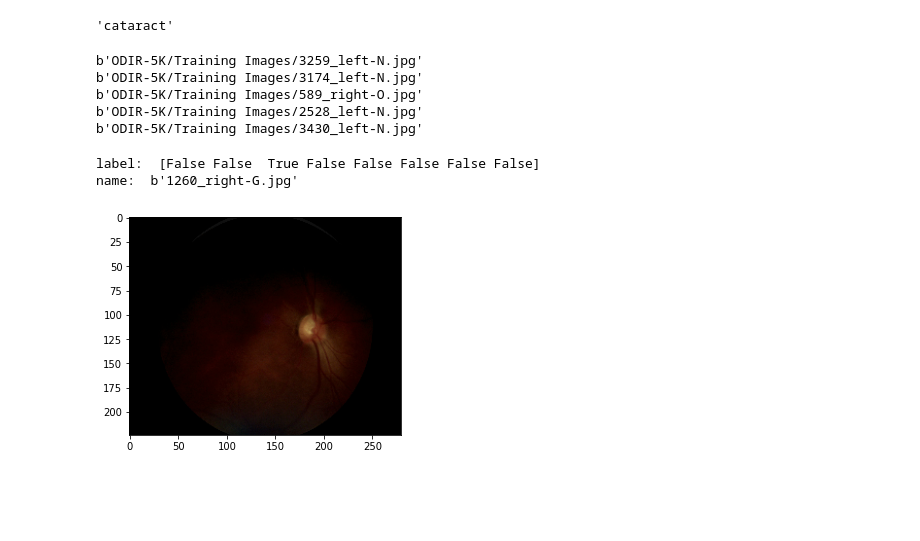
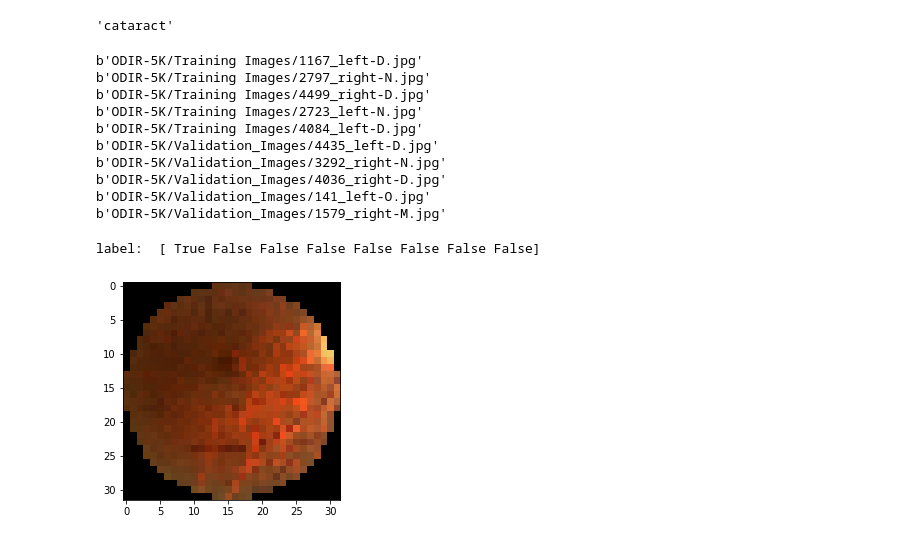
Before and after one commit to GrzegorzMeller/AlgorithmsForMassiveData, a Jupyter notebook: OCULAR_DISEASE_RECOGNITION.ipynb, the cells around one changed output. Drawn from its saved outputs; the diff is of its cells as text; code cells hidden in the pictures; blank space fills up the shorter version.

Commit message:
first neural network training

```diff
--- a/OCULAR_DISEASE_RECOGNITION.ipynb
+++ b/OCULAR_DISEASE_RECOGNITION.ipynb
@@ -14,11 +15,9 @@ import IPython.display as display
 import numpy as np
 import glob
 
-image_generator = tf.keras.preprocessing.image.ImageDataGenerator(rescale=1./255)
-
 BATCH_SIZE = 32
-IMG_HEIGHT = 224
-IMG_WIDTH = 280
+IMG_HEIGHT = 32
+IMG_WIDTH = 32
 CLASS_NAMES = ['N', 'D', 'G', 'C', 'A', 'H', 'M', 'O']
 
 training_images_file = 'ODIR-5K/Training Images'
@@ -89,17 +103,25 @@ train_ds = tf.data.Dataset.list_files("ODIR-5K/Training Images/*.jpg")
 # %%
 for f in train_ds.take(5):
   print(f.numpy())
+
+for f in test_ds.take(5):
+  print(f.numpy())
 # %% [output]
-b'ODIR-5K/Training Images/3259_left-N.jpg'
-b'ODIR-5K/Training Images/3174_left-N.jpg'
-b'ODIR-5K/Training Images/589_right-O.jpg'
-b'ODIR-5K/Training Images/2528_left-N.jpg'
-b'ODIR-5K/Training Images/3430_left-N.jpg'
+b'ODIR-5K/Training Images/1167_left-D.jpg'
+b'ODIR-5K/Training Images/2797_right-N.jpg'
+b'ODIR-5K/Training Images/4499_right-D.jpg'
+b'ODIR-5K/Training Images/2723_left-N.jpg'
+b'ODIR-5K/Training Images/4084_left-D.jpg'
+b'ODIR-5K/Validation_Images/4435_left-D.jpg'
+b'ODIR-5K/Validation_Images/3292_right-N.jpg'
+b'ODIR-5K/Validation_Images/4036_right-D.jpg'
+b'ODIR-5K/Validation_Images/141_left-O.jpg'
+b'ODIR-5K/Validation_Images/1579_right-M.jpg'
 # %%
 def get_label(name):
   parts = tf.strings.split(name, sep="-")
   label = tf.strings.split(parts[-1], sep=".")
-  return label[0] == CLASS_NAMES
+  return label[0] #== CLASS_NAMES
 
 def get_name(file_path):
   parts = tf.strings.split(file_path, os.path.sep)
@@ -110,6 +132,8 @@ def decode_img(img):
   img = tf.image.decode_jpeg(img, channels=3)
   # Use `convert_image_dtype` to convert to floats in the [0,1] range.
   img = tf.image.convert_image_dtype(img, tf.float32)
+  #img = tf.image.adjust_contrast(img, 3)
+  #img = tf.image.convert_image_dtype(img, tf.float32)
   # resize the image to the desired size.
   return tf.image.resize(img, [IMG_HEIGHT, IMG_WIDTH])
 
@@ -119,20 +143,19 @@ def process_path(file_path):
   # load the raw data from the file as a string
   img = tf.io.read_file(file_path)
   img = decode_img(img)
-  return img, label, name
+  return img, label
 # %%
 # Set `num_parallel_calls` so multiple images are loaded/processed in parallel.
 AUTOTUNE = tf.data.experimental.AUTOTUNE
-named_ds = train_ds.map(process_path, num_parallel_calls=AUTOTUNE)
+train_named_ds = train_ds.map(process_path, num_parallel_calls=AUTOTUNE)
+test_named_ds = test_ds.map(process_path, num_parallel_calls=AUTOTUNE)
 # %%
-for image, label, name in named_ds.take(1):
+for image, label in train_named_ds.take(1):
   plt.imshow(image)
   print('label: ', label.numpy())
-  print('name: ', name.numpy())
 # %% [output]
-label:  [False False  True False False False False False]
-name:  b'1260_right-G.jpg'
+label:  [ True False False False False False False False]
-[figure, old version]
+[figure, new version]
 # %%
 def prepare_for_training(ds, cache=True, shuffle_buffer_size=1000):
   # This is a small dataset, only load it once, and keep it in memory.
```
Also changed, not shown: parts of 9 cells of this notebook.
